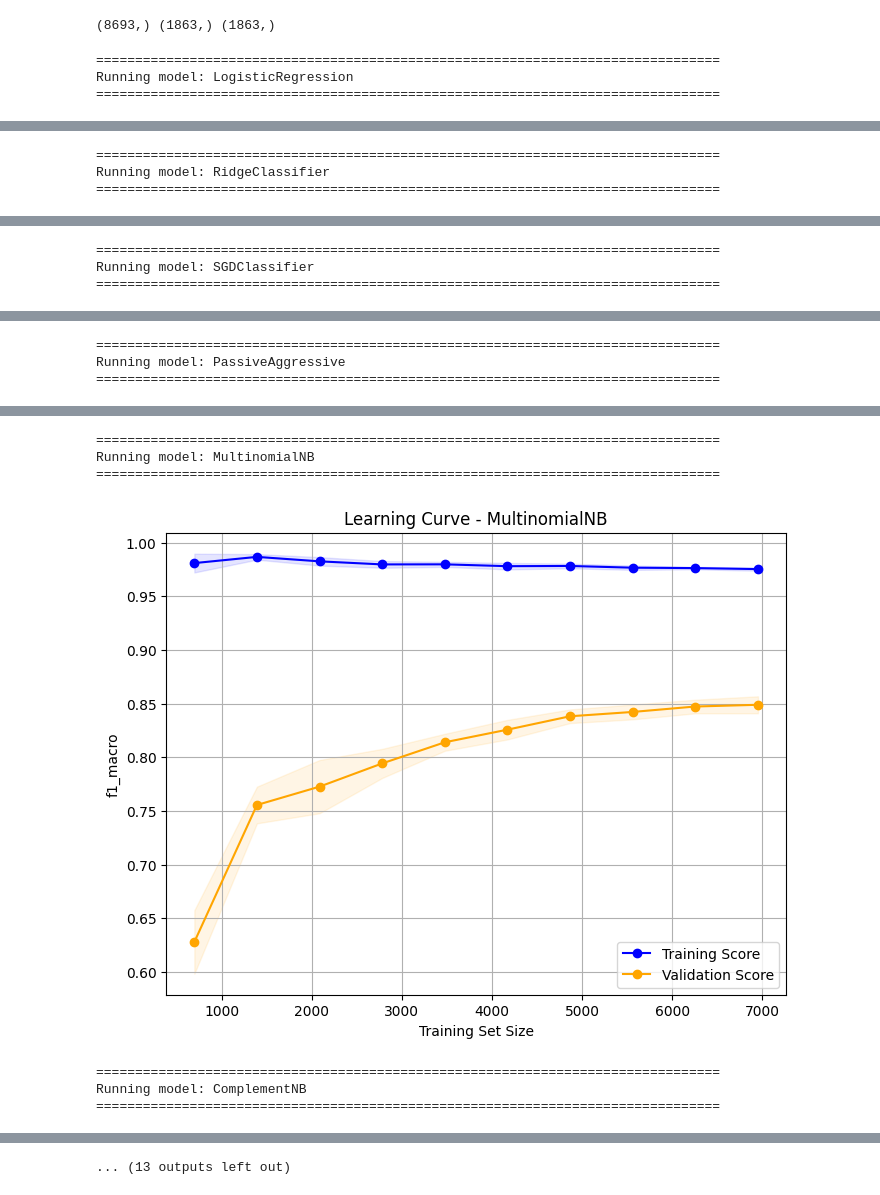
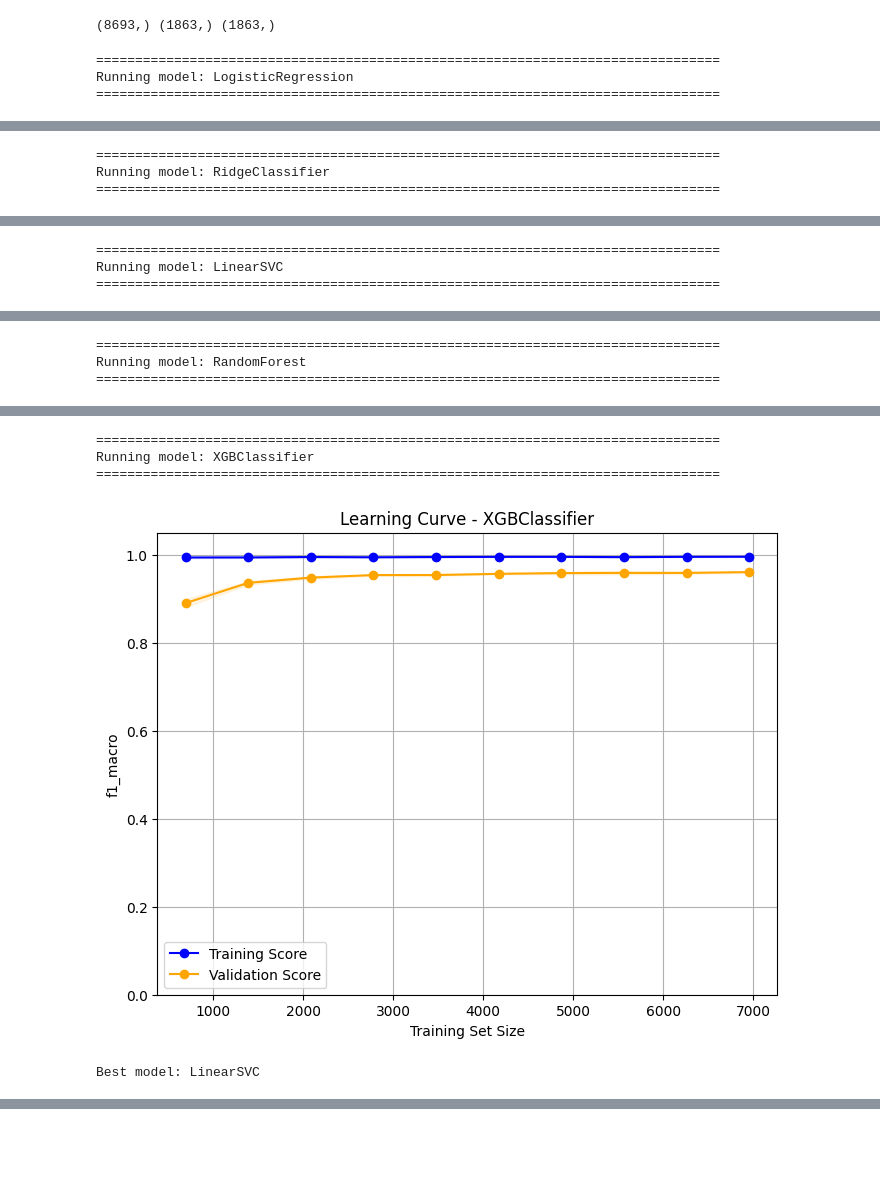
Before and after one commit to LuanBarbs/tcc-emotion-detection-nlp, a Jupyter notebook: src/baseline/baseline_03_TweetEmotionsPTBR_TFIDF.ipynb, the cells around one changed output, grey strips where cells are left out. Saved outputs shown, nothing was run; the diff lists cells and outputs as text; code cells hidden in the pictures; blank space fills up the shorter version.

```diff
--- a/src/baseline/baseline_03_TweetEmotionsPTBR_TFIDF.ipynb
+++ b/src/baseline/baseline_03_TweetEmotionsPTBR_TFIDF.ipynb
@@ -24,8 +29,8 @@ from sklearn.base import clone
 # %%
 df = pd.read_csv("../../data/treated/tweet_emotions_ptbr_treated.csv")
 
-df['CLEAN_TEXT'] = (
-    df['CLEAN_TEXT']
+df['BASE_TEXT'] = (
+    df['BASE_TEXT']
     .fillna("")        # remove NaN
     .astype(str)       # garante string
 )
@@ -41,5 +46,5 @@ df.head(3)
 # %%
-def avaliar_cv(model, X_train, y_train, n_splits=5, n_repeats=6):
+def evaluate_cv(model, X_train, y_train, n_splits=5, n_repeats=6):
     rskf = RepeatedStratifiedKFold(n_splits=n_splits, n_repeats=n_repeats, random_state=42)
 
     # macro: trata todas as classes igualmente (classes raras importam tanto quanto classes frequentes)
@@ -57,7 +62,6 @@ def avaliar_cv(model, X_train, y_train, n_splits=5, n_repeats=6):
         y_train,
         cv=rskf,
         scoring=scoring,
-        n_jobs=-1
     )
 
     accuracy_scores = results['test_accuracy']
@@ -72,7 +76,7 @@ def avaliar_cv(model, X_train, y_train, n_splits=5, n_repeats=6):
         "F1_macro":   (f1_scores.mean(),   f1_scores.std(),   f1_scores),
     }
 
-def plotar_learning_curve(model, X_train, y_train, model_name, cv=5, scoring='f1_macro'):
+def plot_learning_curve(model, X_train, y_train, model_name, cv=5, scoring='f1_macro'):
     train_sizes, train_scores, valid_scores = learning_curve(
         model,
         X_train,
@@ -97,6 +101,7 @@ def plotar_learning_curve(model, X_train, y_train, model_name, cv=5, scoring='f1
     plt.title(f"Learning Curve - {model_name}")
     plt.xlabel("Training Set Size")
     plt.ylabel(scoring)
+    plt.ylim(0, 1.05)
     plt.grid(True)
     plt.legend()
     plt.show()
@@ -121,7 +126,7 @@ def plot_feature_importance_top_k(model, feature_names, k=15, model_name="Model"
 # %% [markdown]
 ## (1) Predict Baseline
 # %%
-X_text = df['CLEAN_TEXT']
+X_text = df['BASE_TEXT']
 
 le = LabelEncoder()
 y = le.fit_transform(df['EMOTION'])
@@ -169,9 +174,9 @@ def run_predictions(name, model, X_text_train, y_train):
         ("model", model)
     ])
 
-    cv_res = avaliar_cv(clone(pipe), X_text_train, y_train, n_splits=5, n_repeats=6)
+    cv_res = evaluate_cv(clone(pipe), X_text_train, y_train, n_splits=5, n_repeats=6)
 
-    plotar_learning_curve(clone(pipe), X_text_train, y_train, model_name=name, cv=5, scoring="f1_macro")
+    plot_learning_curve(clone(pipe), X_text_train, y_train, model_name=name, cv=5, scoring="f1_macro")
 
     results.append({
         "Model": name,
@@ -211,3 +216,3 @@ Running model: RidgeClassifier
 ================================================================================
-Running model: SGDClassifier
+Running model: LinearSVC
 ================================================================================
@@ -215,3 +220,3 @@ Running model: SGDClassifier
 ================================================================================
-Running model: PassiveAggressive
+Running model: RandomForest
 ================================================================================
@@ -219,7 +224,5 @@ Running model: PassiveAggressive
 ================================================================================
-Running model: MultinomialNB
+Running model: XGBClassifier
 ================================================================================
-[figure, old version]
+[figure, new version]
-================================================================================
-Running model: ComplementNB
-================================================================================
+Best model: LinearSVC
@@ -227,4 +229,3 @@ Running model: ComplementNB
-... (13 outputs left out)
 # %%
 def format_results(df):
     formatted_df = df.copy()
```
Also changed, not shown: parts of 8 cells of this notebook, 5 other files.
